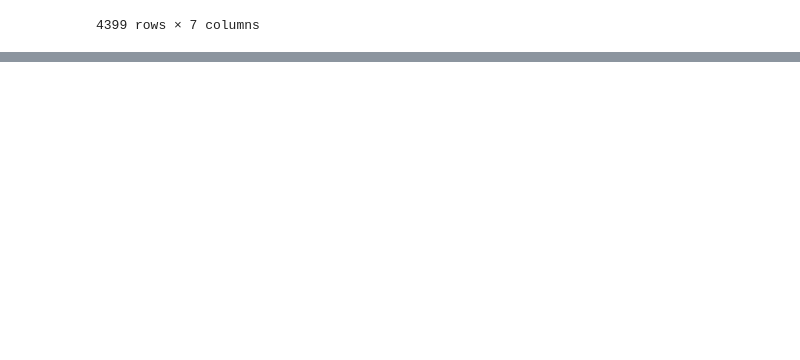
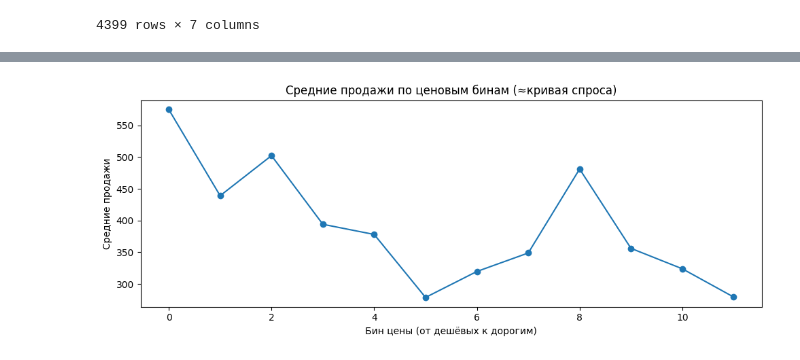
Before and after one commit to MuliShKa/Parsing-DataSince-, a Jupyter notebook: main3.ipynb, the cells around one changed output, grey strips where cells are left out. Drawn from its saved outputs; the diff is of its cells as text; code cells hidden in the pictures; blank space fills up the shorter version.

```diff
--- a/main3.ipynb
+++ b/main3.ipynb
@@ -326,0 +364,11 @@ outliers = df[(df["price"] < (Q1 - 1.5 * IQR)) | (df["price"] > (Q3 + 1.5 * IQR)
+# %%
+d = df.dropna(subset=[price_col,"sales_count"])[[price_col,"sales_count"]].copy()
+d["price_bin"] = pd.qcut(d[price_col], q=12, duplicates="drop")
+line = d.groupby("price_bin")["sales_count"].mean()
+plt.figure(figsize=(10,4))
+plt.plot(range(len(line)), line.values, marker="o")
+plt.title("Средние продажи по ценовым бинам (≈кривая спроса)")
+plt.xlabel("Бин цены (от дешёвых к дорогим)"); plt.ylabel("Средние продажи")
+plt.tight_layout(); plt.show()
+# %% [output]
+[figure, added]
```
Also changed, not shown: parts of 33 cells of this notebook, 2 other files.
